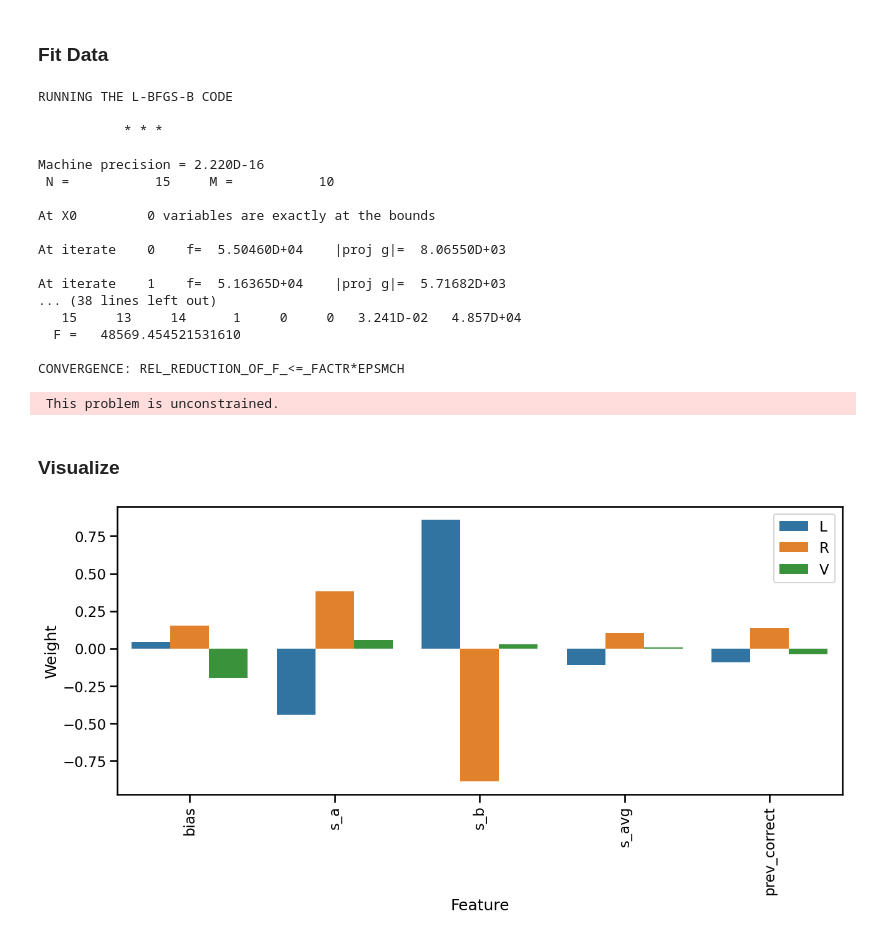
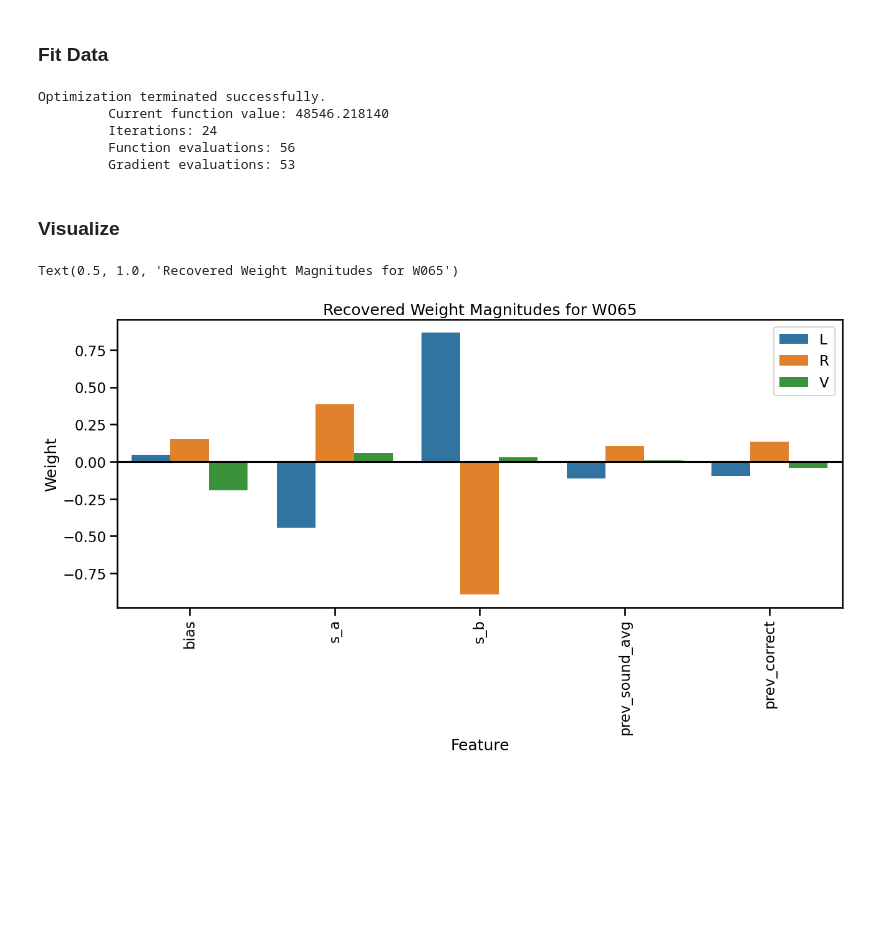
Before and after one commit to jess-breda/violations-multinomial, a Jupyter notebook: notebooks/multiclass_dev_pwm.ipynb, the cells around one changed output. Saved outputs shown, nothing was run; the diff lists cells and outputs as text; code cells hidden in the pictures; blank space fills up the shorter version.

```diff
--- a/notebooks/multiclass_dev_pwm.ipynb
+++ b/notebooks/multiclass_dev_pwm.ipynb
@@ -33,4 +33,5 @@ F_NAME = "processed/violation_data.csv"
 ANIMAL_ID = "W065"
 # %%
 RAT_DF = pd.read_csv(DATA_PATH / F_NAME)
-df = RAT_DF.query("animal_id == @ANIMAL_ID").reset_index().copy()
+df = RAT_DF.query("animal_id == @ANIMAL_ID").copy()
+df.reset_index(drop=True, inplace=True)
@@ -55,9 +72,11 @@ X["s_b"] = (df.s_b - df.s_b.mean()) / df.s_b.std()
 session_boundaries_mask = df["session"].diff() == 0
 
 # get average stimulus loudness from previous trial (if exists)
-X["s_avg"] = df[["s_a", "s_b"]].shift().mean(axis=1)
-X["s_avg"] = (X.s_avg - X.s_avg.mean()) / X.s_avg.std()
-X["s_avg"] = X.s_avg * session_boundaries_mask
+X["prev_sound_avg"] = df[["s_a", "s_b"]].shift().mean(axis=1)
+X["prev_sound_avg"] = (
+    X.prev_sound_avg - X.prev_sound_avg.mean()
+) / X.prev_sound_avg.std()
+X["prev_sound_avg"] = X.prev_sound_avg * session_boundaries_mask
 
 # prev correct side (L, R) (0, 1) -> (-1, 1) [h in psytrack]
 X["prev_correct"] = (df["correct_side"] * 2 - 1).astype(int).shift()
@@ -206,37 +225,24 @@ C = Y.shape[1]
 # %%
 # Initial weights
 initial_W_flat = np.zeros((D + 1) * C)
-sigma = 0.2
+sigma = 1.0
 
 # Optimization using L-BFGS-B
 result = minimize(
     fun=cost_function_to_minimize,
     x0=initial_W_flat,
     args=(X.to_numpy(), Y, sigma),
-    method="L-BFGS-B",
+    method="BFGS",
     jac=gradient_function_to_minimize,
-    options={"disp": True, "maxiter": 10000},
+    options={"disp": True},
 )
 optimized_W = result.x.reshape(D + 1, C)
 # %% [output]
-RUNNING THE L-BFGS-B CODE
-
-           * * *
-
-Machine precision = 2.220D-16
- N =           15     M =           10
-
-At X0         0 variables are exactly at the bounds
-
-At iterate    0    f=  5.50460D+04    |proj g|=  8.06550D+03
-
-At iterate    1    f=  5.16365D+04    |proj g|=  5.71682D+03
-... (38 lines left out)
-   15     13     14      1     0     0   3.241D-02   4.857D+04
-  F =   48569.454521531610
-
-CONVERGENCE: REL_REDUCTION_OF_F_<=_FACTR*EPSMCH
+Optimization terminated successfully.
+         Current function value: 48546.218140
+         Iterations: 24
+         Function evaluations: 56
+         Gradient evaluations: 53
- This problem is unconstrained.
 # %% [markdown]
 ### Visualize
 # %%
@@ -310,16 +316,18 @@ def plot_class_weights(X, optimized_W):
     df_weights = pd.DataFrame(weight_data)
 
     # Plot using Seaborn
-    plt.figure(figsize=(15, 6))
-    sns.barplot(x="Feature", y="Weight", hue="Class", data=df_weights)
+    fig, ax = plt.subplots(figsize=(15, 6))
+    ax.axhline(y=0, color="black")
+    sns.barplot(x="Feature", y="Weight", hue="Class", data=df_weights, ax=ax)
     plt.xticks(rotation=90)
     plt.legend(loc="upper right")
-    plt.show()
 # %%
 # Call the function
 plot_class_weights(X, optimized_W)
+plt.title("Recovered Weight Magnitudes for W065")
 # %% [output]
+Text(0.5, 1.0, 'Recovered Weight Magnitudes for W065')
-[figure, old version]
+[figure, new version]
 # %%
 plot_weight_differences(X, optimized_W)
 # %% [output]
```
Also changed, not shown: parts of 3 cells of this notebook.
